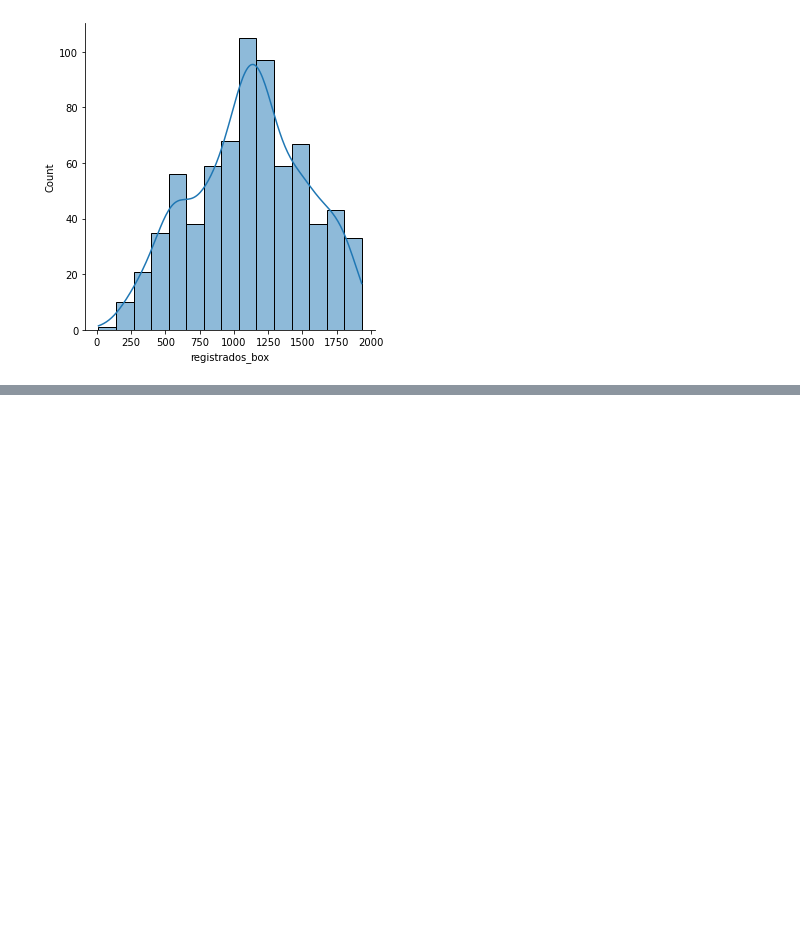
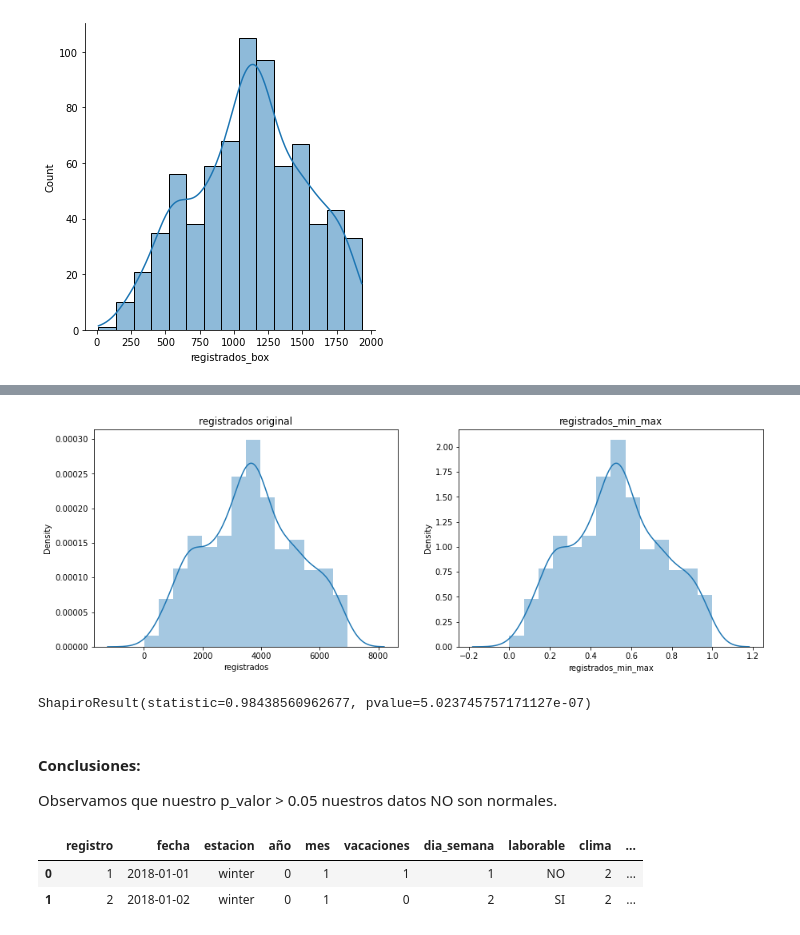
Before and after one commit to Adalab/proyecto-promo-C-modulo-3-team-2, a Jupyter notebook: EDA_registrados.ipynb, the cells around one changed output, grey strips where cells are left out. Cells and saved outputs as stored; diff of their text form; code cells hidden in the pictures; blank space fills up the shorter version.

```diff
--- a/EDA_registrados.ipynb
+++ b/EDA_registrados.ipynb
@@ -204,0 +240,2 @@ sns.displot(df["registrados_box"], kde=True)
+# %%
+X_normalizadas = minmax.transform(df[['registrados']])
@@ -204,0 +250,3 @@ sns.displot(df["registrados_box"], kde=True)
+# %%
+numericas_minmax= pd.DataFrame(X_normalizadas, columns= ['registrados'])
+numericas_minmax.head()
@@ -204,0 +260,3 @@ sns.displot(df["registrados_box"], kde=True)
+# %%
+df['registrados_min_max'] = numericas_minmax
+df.head()
@@ -204,0 +270,19 @@ sns.displot(df["registrados_box"], kde=True)
+# %%
+
+fig, axes = plt.subplots(1, 2, figsize = (15,5))
+
+axes[0].set_title('registrados original')
+axes[1].set_title('registrados_min_max')
+
+sns.distplot(df['registrados'] ,ax = axes[0])
+sns.distplot(df['registrados_min_max'], ax = axes[1]);
+# %% [output]
+[figure, added]
+# %%
+stats.shapiro(df["registrados_min_max"])
+# %% [output]
+ShapiroResult(statistic=0.98438560962677, pvalue=5.023745757171127e-07)
+# %% [markdown]
+#### Conclusiones:
+
+Observamos que nuestro p_valor > 0.05 nuestros datos NO son normales.
@@ -204,0 +292,6 @@ sns.displot(df["registrados_box"], kde=True)
+# %%
+df.head(2)
+# %% [output]
+|  | registro | fecha | estacion | año | mes | vacaciones | dia_semana | laborable | clima | ... |
+| 0 | 1 | 2018-01-01 | winter | 0 | 1 | 1 | 1 | NO | 2 | ... |
+| 1 | 2 | 2018-01-02 | winter | 0 | 1 | 0 | 2 | SI | 2 | ... |
```
Also changed, not shown: parts of 15 cells of this notebook, 2 other files.
